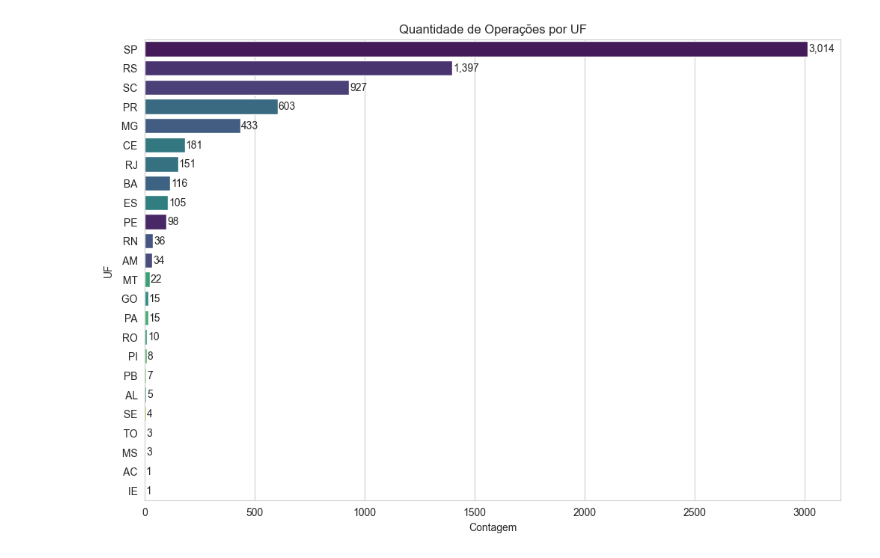
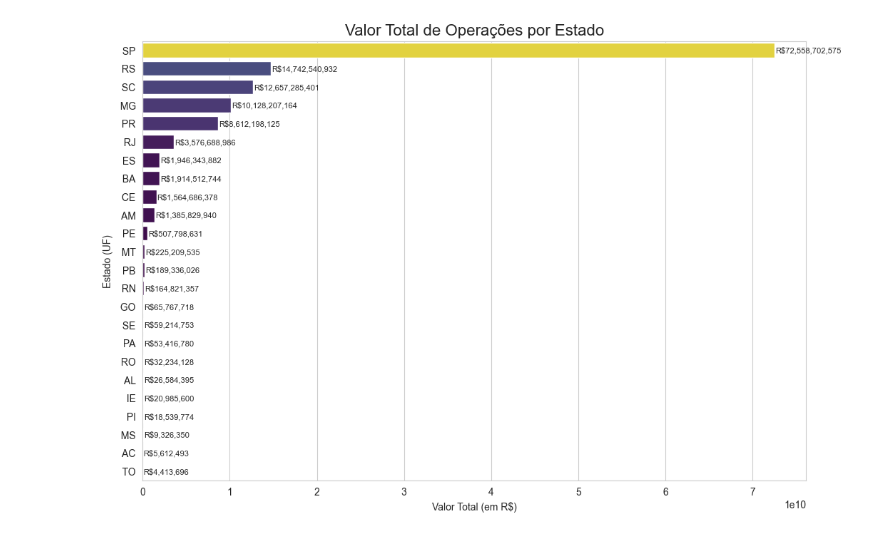
Before and after one commit to pdromls/Analise_BNDES_2, a Jupyter notebook: notebooks/02_BNDES_EDA.ipynb, the cells around one changed output. Drawn from its saved outputs; the diff is of its cells as text; code cells hidden in the pictures.

```diff
--- a/notebooks/02_BNDES_EDA.ipynb
+++ b/notebooks/02_BNDES_EDA.ipynb
@@ -58,0 +93,13 @@ Name: count, dtype: int64
+# %%
+valor_por_setor = df.groupby('setor_bndes')['valor_da_operacao_em_reais'].sum().sort_values(ascending=False).reset_index()
+# %%
+grafico = sns.barplot(data=valor_por_setor, x='setor_bndes', y='valor_da_operacao_em_reais',hue='setor_bndes', palette='plasma', legend=False)
+
+for container in grafico.containers:
+    grafico.bar_label(container, fmt='R${:,.0f}', padding=0.8, size=10)
+
+plt.title("Valor Total das Operações por Setor BNDES", fontsize=16)
+plt.xlabel("Setor BNDES")
+plt.ylabel("Valor Total (em R$)")
+plt.tight_layout()
+plt.show()
@@ -58,0 +112,3 @@ Name: count, dtype: int64
+# %%
+df['ano'] = df['data_da_contratacao'].dt.year
+dados_anuais = df.groupby('ano')['valor_da_operacao_em_reais'].sum().reset_index()
@@ -59,12 +132,14 @@ Name: count, dtype: int64
+# %%
+valor_por_uf = df.groupby('uf')['valor_da_operacao_em_reais'].sum().sort_values(ascending=False).reset_index()
 # %%
-grafico = sns.countplot(y=df['uf'], order = df['uf'].value_counts().index, hue=df['uf'] , palette='viridis')
+grafico = sns.barplot(data=valor_por_uf, x='valor_da_operacao_em_reais', y='uf',hue='valor_da_operacao_em_reais', palette='viridis', legend=False)
 
 for container in grafico.containers:
-    grafico.bar_label(container, fmt='{:,.0f}', padding=0.8)
+    grafico.bar_label(container, fmt='R${:,.0f}', padding=0.8, size=8)
 
-plt.title('Quantidade de Operações por UF')
-plt.xlabel('Contagem')
-plt.ylabel('UF')
+plt.title('Valor Total de Operações por Estado', fontsize=16)
+plt.xlabel('Valor Total (em R$)')
+plt.ylabel('Estado (UF)')
 plt.show()
 # %% [output]
-[figure, old version]
+[figure, new version]
```
Also changed, not shown: parts of 18 cells of this notebook, 5 other files.
